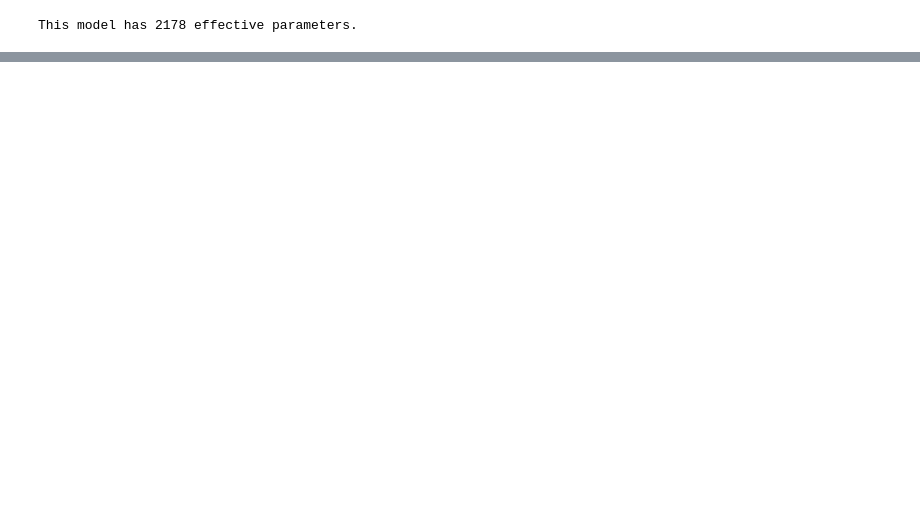
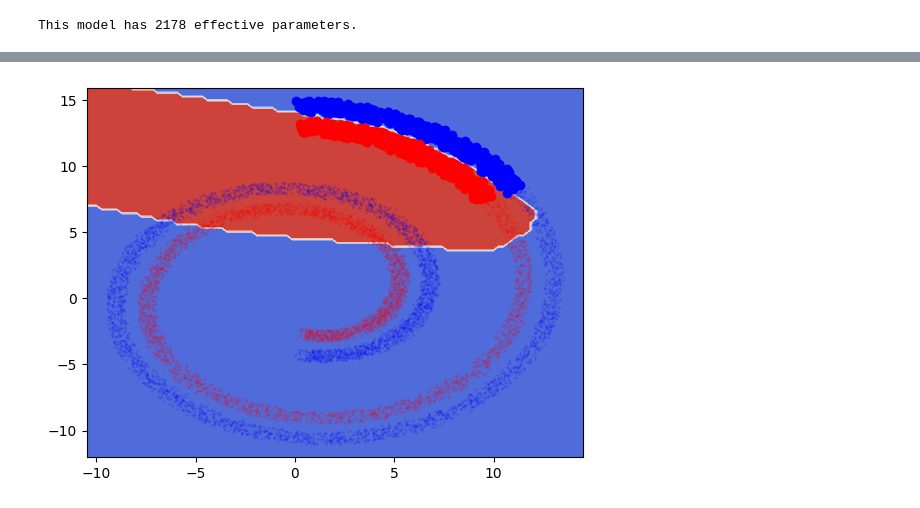
Before and after one commit to k8lion/GrowAndPrune, a Jupyter notebook: src/sandbox.ipynb, the cells around one changed output, grey strips where cells are left out. Cells and saved outputs as stored; diff of their text form; code cells hidden in the pictures; blank space fills up the shorter version.

```diff
--- a/src/sandbox.ipynb
+++ b/src/sandbox.ipynb
@@ -280,0 +209,80 @@ Training 4 epochs per shift, shifting window by 4 indices 16 times
+# %%
+hidden = [32]
+epochs = 5
+
+model = ModSequential(
+        ModLinear(2, hidden[0], masked=True, prebatchnorm=True, learnable_mask=True),
+        #ModLinear(hidden[0], hidden[1], masked=True, prebatchnorm=True, learnable_mask=True),
+        ModLinear(hidden[0], 2, masked=True, prebatchnorm=True, nonlinearity=None),
+        track_activations=10,
+        track_auxiliary_gradients=True
+    ).to(device)
+optimizer = torch.optim.SGD(model.parameters(), lr=0.01)
+criterion = torch.nn.CrossEntropyLoss()
+
+fig, ax = plt.subplots()
+handles = []
+camera = Camera(fig)
+model.eval()
+labels_predicted = model(grid)
+labels_predicted = [1 if labels_predicted[i,0]<labels_predicted[i,1] else 0 for i in range(labels_predicted.shape[0])]
+z = np.array(labels_predicted).reshape(xx.shape)
+ax.contourf(xx, yy, z, cmap="coolwarm")
+handles.append(ax.scatter(X[:, 0], X[:, 1], c="blue"))
+handles.append(ax.scatter(X2[:, 0], X2[:, 1], c="red"))
+camera.snap()
+
+print("This model has {} effective parameters.".format(model.parameter_count(masked = True)))
+
+cmap = plt.get_cmap('rainbow')
+datasets = [split_dataset(torch.Tensor(data[i]), torch.Tensor(labels[i]).long(), val_size = 0.1, test_size = 0.1, batch_size = 16) for i in range(k)]
+timestamps = [[0] for i in range(k+1)]
+accs = [[] for i in range(k+1)]
+svd_scores = [torch.zeros(0,hidden[0]) for i in range(k+1)]
+vars = [torch.zeros(0,hidden[0]) for i in range(k+1)]
+orthog_gaps = [[] for i in range(k+1)]
+maxes = [torch.zeros(0,hidden[0]) for i in range(k+1)]
+
+for i, vl in enumerate(datasets):
+    loss, acc = test(model, datasets[i][1], criterion, device=device, verbose=False)
+    accs[i] = [acc]
+    svd_scores[i] = svd_score(model.activations["0"], difference=True).unsqueeze(0)
+    vars[i] = activation_variance(model.activations["0"]).unsqueeze(0)
+    maxes[i] = torch.max(model.activations["0"], dim=0, keepdim=True).values
+    orthog_gaps[i] = [orthogonality_gap(model.activations["0"]).item()]
+    timestamps[i] = [0]
+
+for d in range(k):
+    # for h in handles:
+    #     h.remove()
+    # handles = []
+    # handles.append(ax.scatter(X[:, 0], X[:, 1], c="blue", alpha=0.001))
+    # handles.append(ax.scatter(X2[:, 0], X2[:, 1], c="red", alpha=0.001))
+    # handles.append(ax.scatter(X_[d][:, 0], X_[d][:, 1], c="blue"))
+    # handles.append(ax.scatter(X2_[d][:, 0], X2_[d][:, 1], c="red"))
+    for e in range(epochs):
+        train(model, datasets[d][0], optimizer, criterion, epochs=1, device=device, verbose=False, val_verbose=False, val_acts=True)
+        svd_scores[-1] = torch.cat((svd_scores[i], svd_score(model.activations["0"], difference=True).unsqueeze(0).detach()), dim=0)
+        vars[-1] = torch.cat((vars[i], activation_variance(model.activations["0"]).unsqueeze(0)), dim=0)
+        maxes[-1] = torch.cat((maxes[i], torch.max(model.activations["0"], dim=0, keepdim=True).values), dim=0)
+        orthog_gaps[-1].append(orthogonality_gap(model.activations["0"]).item())
+        timestamps[-1].append(epochs*(d)+e+1)
+        for i, vl in enumerate(datasets):
+            loss, acc = test(model, datasets[i][1], criterion, device=device, verbose=False)
+            accs[i].append(acc)
+            svd_scores[i] = torch.cat((svd_scores[i], svd_score(model.activations["0"], difference=True).unsqueeze(0)), dim=0)
+            vars[i] = torch.cat((vars[i], activation_variance(model.activations["0"]).unsqueeze(0)), dim=0)
+            maxes[i] = torch.cat((maxes[i], torch.max(model.activations["0"], dim=0, keepdim=True).values), dim=0)
+            orthog_gaps[i].append(orthogonality_gap(model.activations["0"]).item())
+            timestamps[i].append(epochs*(d)+e+1)
+        model.eval()
+        labels_predicted = model(grid)
+        labels_predicted = [1 if labels_predicted[i,0]<labels_predicted[i,1] else 0 for i in range(labels_predicted.shape[0])]
+        z = np.array(labels_predicted).reshape(xx.shape)
+        ax.contourf(xx, yy, z, cmap="coolwarm")
+        ax.scatter(X[:, 0], X[:, 1], c="blue", alpha=0.1, s=1)
+        ax.scatter(X2[:, 0], X2[:, 1], c="red", alpha=0.1, s=1)
+        ax.scatter(X_[d][:, 0], X_[d][:, 1], c="blue")
+        ax.scatter(X2_[d][:, 0], X2_[d][:, 1], c="red")
+        camera.snap()
+# %% [output]
@@ -280,0 +290 @@ Training 4 epochs per shift, shifting window by 4 indices 16 times
+[figure, added]
```
Also changed, not shown: parts of 11 cells of this notebook.
